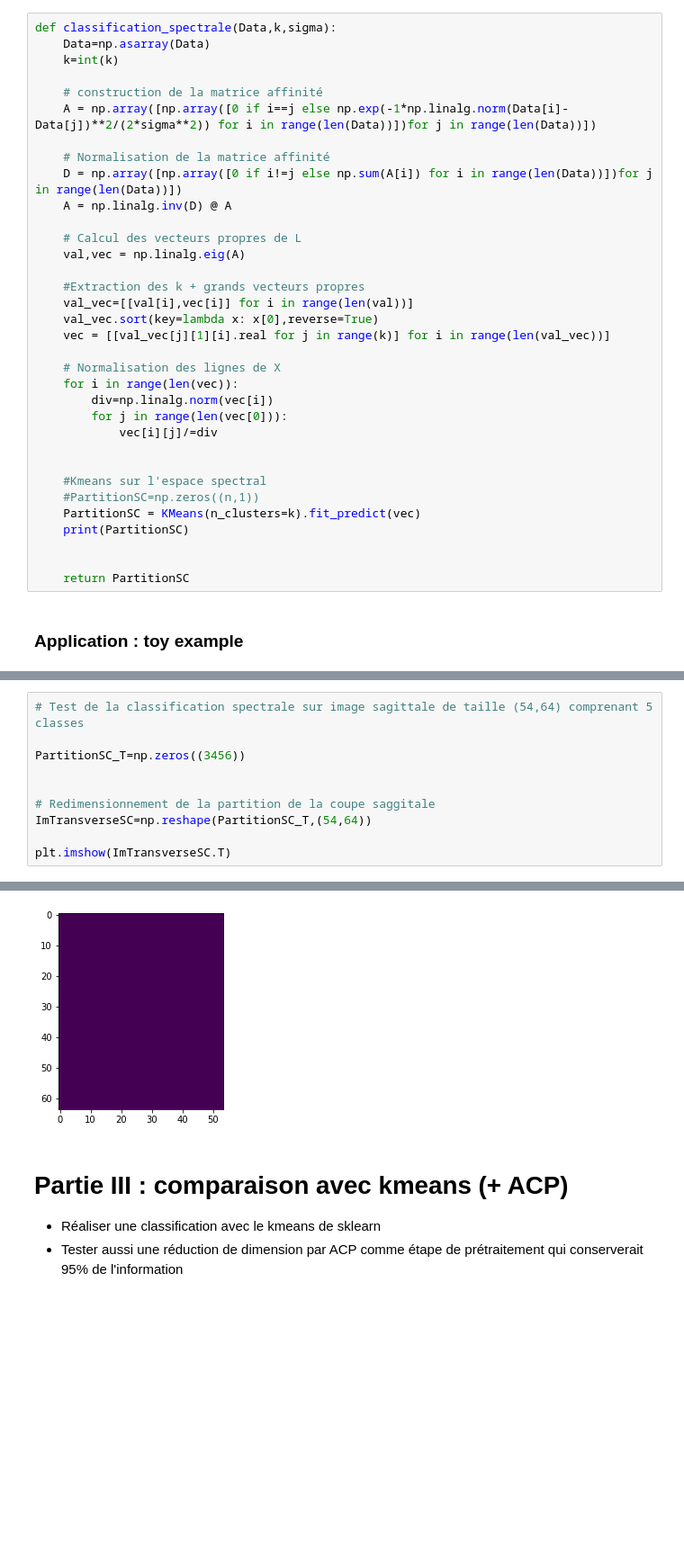
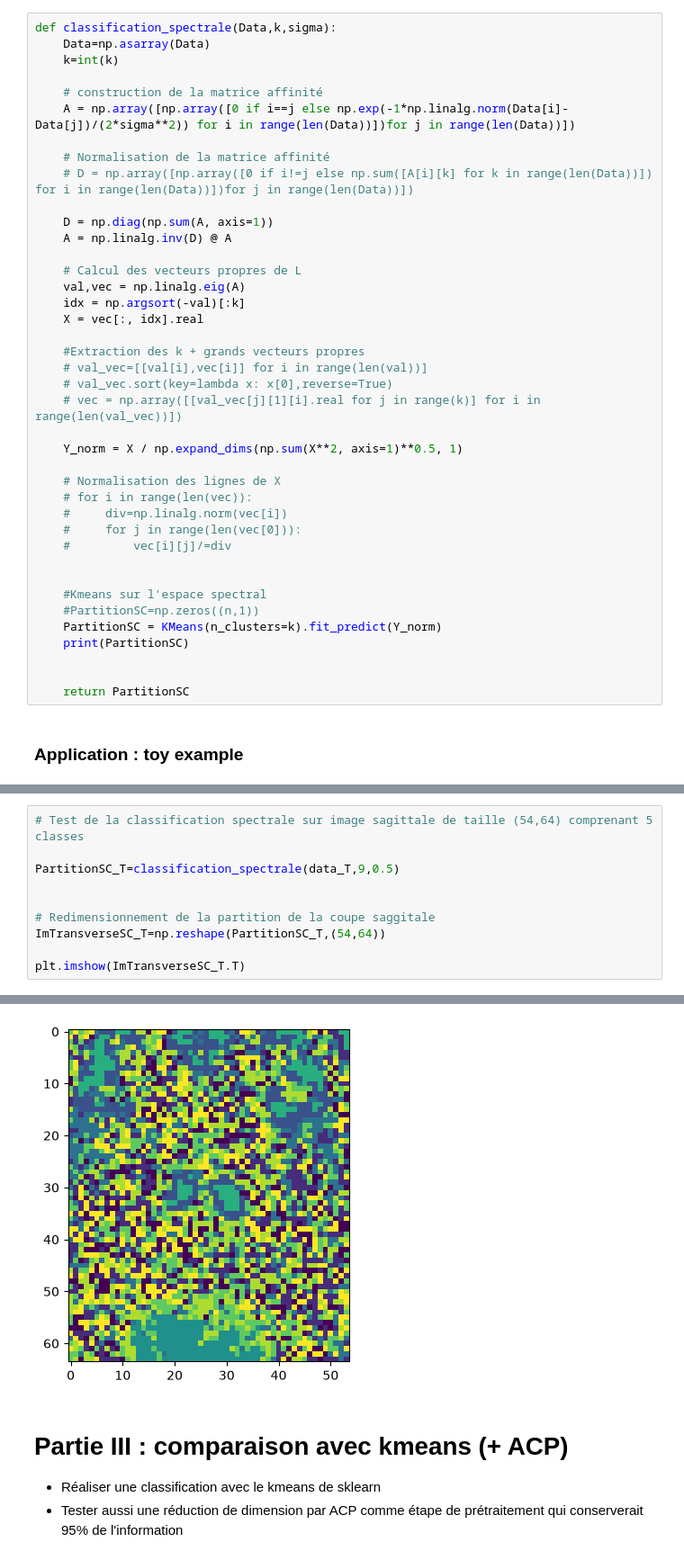
Before and after one commit to JulienLEFEBV/CSAA, a Jupyter notebook: SujetTP2_TEP/TP_SegmentationTEP.ipynb, the cells around one changed output, grey strips where cells are left out. Shown at 90% size. Drawn from its saved outputs; the diff is of its cells as text; blank space fills up the shorter version.

```diff
--- a/SujetTP2_TEP/TP_SegmentationTEP.ipynb
+++ b/SujetTP2_TEP/TP_SegmentationTEP.ipynb
@@ -81,30 +82,36 @@ def classification_spectrale(Data,k,sigma):
     k=int(k)
 
     # construction de la matrice affinité
-    A = np.array([np.array([0 if i==j else np.exp(-1*np.linalg.norm(Data[i]-Data[j])**2/(2*sigma**2)) for i in range(len(Data))])for j in range(len(Data))])
+    A = np.array([np.array([0 if i==j else np.exp(-1*np.linalg.norm(Data[i]-Data[j])/(2*sigma**2)) for i in range(len(Data))])for j in range(len(Data))])
 
     # Normalisation de la matrice affinité
-    D = np.array([np.array([0 if i!=j else np.sum(A[i]) for i in range(len(Data))])for j in range(len(Data))])
+    # D = np.array([np.array([0 if i!=j else np.sum([A[i][k] for k in range(len(Data))]) for i in range(len(Data))])for j in range(len(Data))])
+
+    D = np.diag(np.sum(A, axis=1))
     A = np.linalg.inv(D) @ A
 
     # Calcul des vecteurs propres de L
     val,vec = np.linalg.eig(A)
+    idx = np.argsort(-val)[:k]
+    X = vec[:, idx].real
 
     #Extraction des k + grands vecteurs propres
-    val_vec=[[val[i],vec[i]] for i in range(len(val))]
-    val_vec.sort(key=lambda x: x[0],reverse=True)
-    vec = [[val_vec[j][1][i].real for j in range(k)] for i in range(len(val_vec))]
+    # val_vec=[[val[i],vec[i]] for i in range(len(val))]
+    # val_vec.sort(key=lambda x: x[0],reverse=True)
+    # vec = np.array([[val_vec[j][1][i].real for j in range(k)] for i in range(len(val_vec))])
+
+    Y_norm = X / np.expand_dims(np.sum(X**2, axis=1)**0.5, 1)
 
     # Normalisation des lignes de X
-    for i in range(len(vec)):
-        div=np.linalg.norm(vec[i])
-        for j in range(len(vec[0])):
-            vec[i][j]/=div
+    # for i in range(len(vec)):
+    #     div=np.linalg.norm(vec[i])
+    #     for j in range(len(vec[0])):
+    #         vec[i][j]/=div
 
 
     #Kmeans sur l'espace spectral
     #PartitionSC=np.zeros((n,1))
-    PartitionSC = KMeans(n_clusters=k).fit_predict(vec)
+    PartitionSC = KMeans(n_clusters=k).fit_predict(Y_norm)
     print(PartitionSC)
 
 
@@ -199,11 +207,11 @@ plt.imshow(ImSagittaleSC.T)
 # %%
 # Test de la classification spectrale sur image sagittale de taille (54,64) comprenant 5 classes
 
-PartitionSC_T=np.zeros((3456))
+PartitionSC_T=classification_spectrale(data_T,9,0.5)
 
 
 # Redimensionnement de la partition de la coupe saggitale
-ImTransverseSC=np.reshape(PartitionSC_T,(54,64))
+ImTransverseSC_T=np.reshape(PartitionSC_T,(54,64))
 
-plt.imshow(ImTransverseSC.T)
+plt.imshow(ImTransverseSC_T.T)
 # %% [output]
@@ -211,4 +220,4 @@ plt.imshow(ImTransverseSC.T)
-[figure, old version]
+[figure, new version]
 # %% [markdown]
 # Partie III : comparaison avec  kmeans (+ ACP)
 
```
Also changed, not shown: parts of 12 cells of this notebook.
